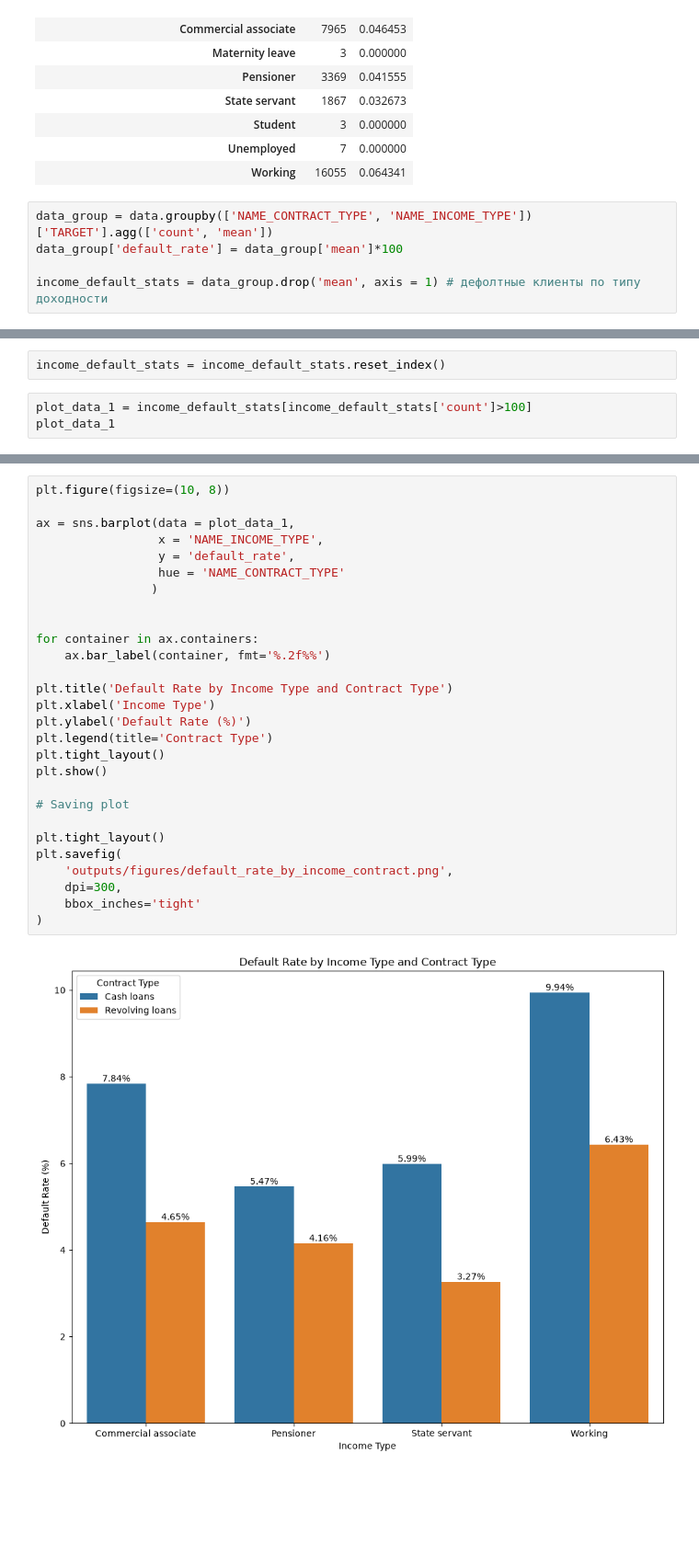
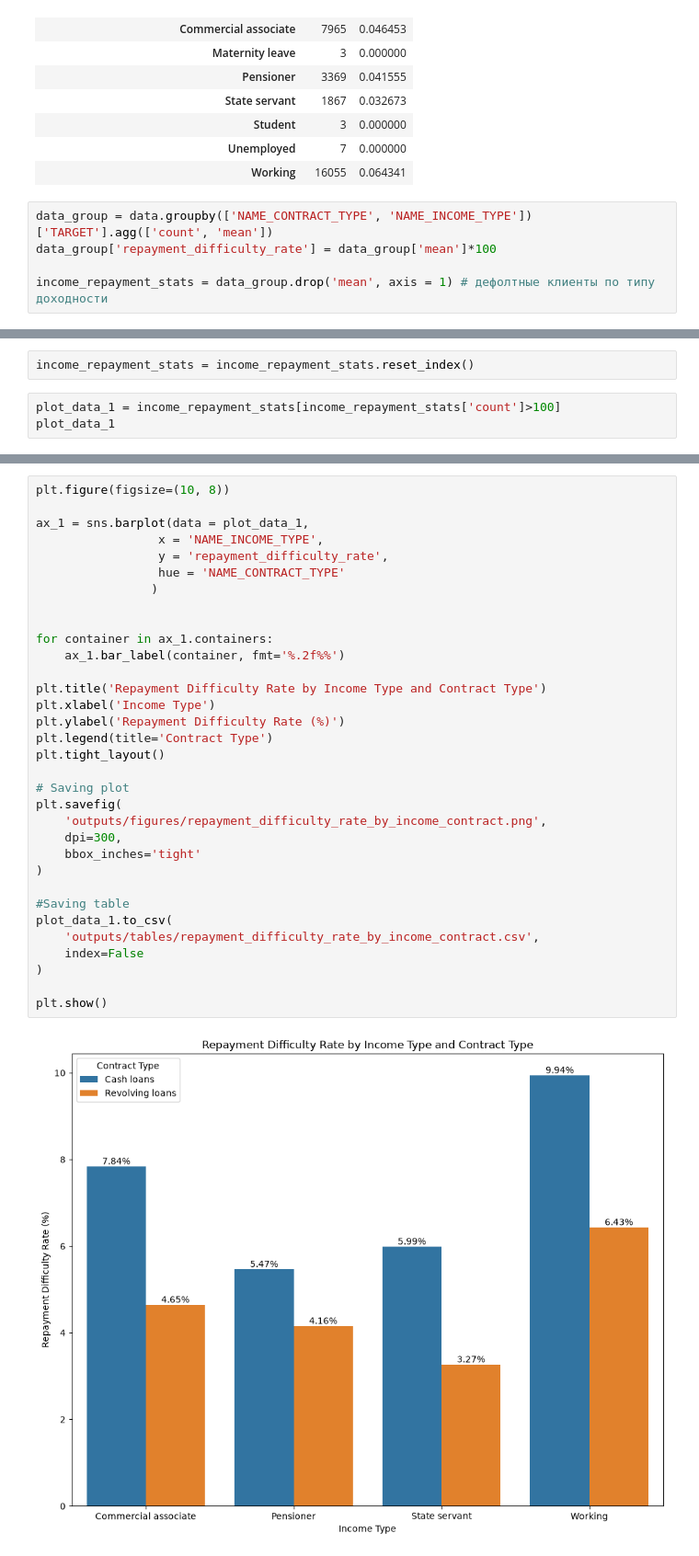
Before and after one commit to Tural-Kazimov/home-credit-default-risk, a Jupyter notebook: main.ipynb, the cells around one changed output, grey strips where cells are left out. Shown at 92% size. Saved outputs shown, nothing was run; the diff lists cells and outputs as text; blank space fills up the shorter version.

```diff
--- a/main.ipynb
+++ b/main.ipynb
@@ -308,7 +318,7 @@ data.groupby(['NAME_CONTRACT_TYPE', 'NAME_INCOME_TYPE'])['TARGET'].agg(['count',
 |  | Working | 16055 | 0.064341 |
 # %%
 data_group = data.groupby(['NAME_CONTRACT_TYPE', 'NAME_INCOME_TYPE'])['TARGET'].agg(['count', 'mean'])
-data_group['default_rate'] = data_group['mean']*100
+data_group['repayment_difficulty_rate'] = data_group['mean']*100
 
-income_default_stats = data_group.drop('mean', axis = 1) # дефолтные клиенты по типу доходности
+income_repayment_stats = data_group.drop('mean', axis = 1) # дефолтные клиенты по типу доходности
 # %%
@@ -336,6 +346,6 @@ Across all sufficiently large NAME_INCOME_TYPE segments, a higher rate of loan d
 # %%
-income_default_stats = income_default_stats.reset_index()
+income_repayment_stats = income_repayment_stats.reset_index()
 # %%
-plot_data_1 = income_default_stats[income_default_stats['count']>100]
+plot_data_1 = income_repayment_stats[income_repayment_stats['count']>100]
 plot_data_1
 # %% [output]
@@ -351,30 +361,35 @@ plot_data_1
 # %%
 plt.figure(figsize=(10, 8))
 
-ax = sns.barplot(data = plot_data_1,
+ax_1 = sns.barplot(data = plot_data_1,
                  x = 'NAME_INCOME_TYPE',
-                 y = 'default_rate',
+                 y = 'repayment_difficulty_rate',
                  hue = 'NAME_CONTRACT_TYPE'
                 )
 
 
-for container in ax.containers:
-    ax.bar_label(container, fmt='%.2f%%')
+for container in ax_1.containers:
+    ax_1.bar_label(container, fmt='%.2f%%')
 
-plt.title('Default Rate by Income Type and Contract Type')
+plt.title('Repayment Difficulty Rate by Income Type and Contract Type')
 plt.xlabel('Income Type')
-plt.ylabel('Default Rate (%)')
+plt.ylabel('Repayment Difficulty Rate (%)')
 plt.legend(title='Contract Type')
 plt.tight_layout()
-plt.show()
 
 # Saving plot
-
-plt.tight_layout()
 plt.savefig(
-    'outputs/figures/default_rate_by_income_contract.png',
+    'outputs/figures/repayment_difficulty_rate_by_income_contract.png',
     dpi=300,
     bbox_inches='tight'
 )
+
+#Saving table
+plot_data_1.to_csv(
+    'outputs/tables/repayment_difficulty_rate_by_income_contract.csv',
+    index=False
+)
+
+plt.show()
 # %% [output]
-[figure, old version]
+[figure, new version]
```
Also changed, not shown: parts of 49 cells of this notebook, 5 other files.
